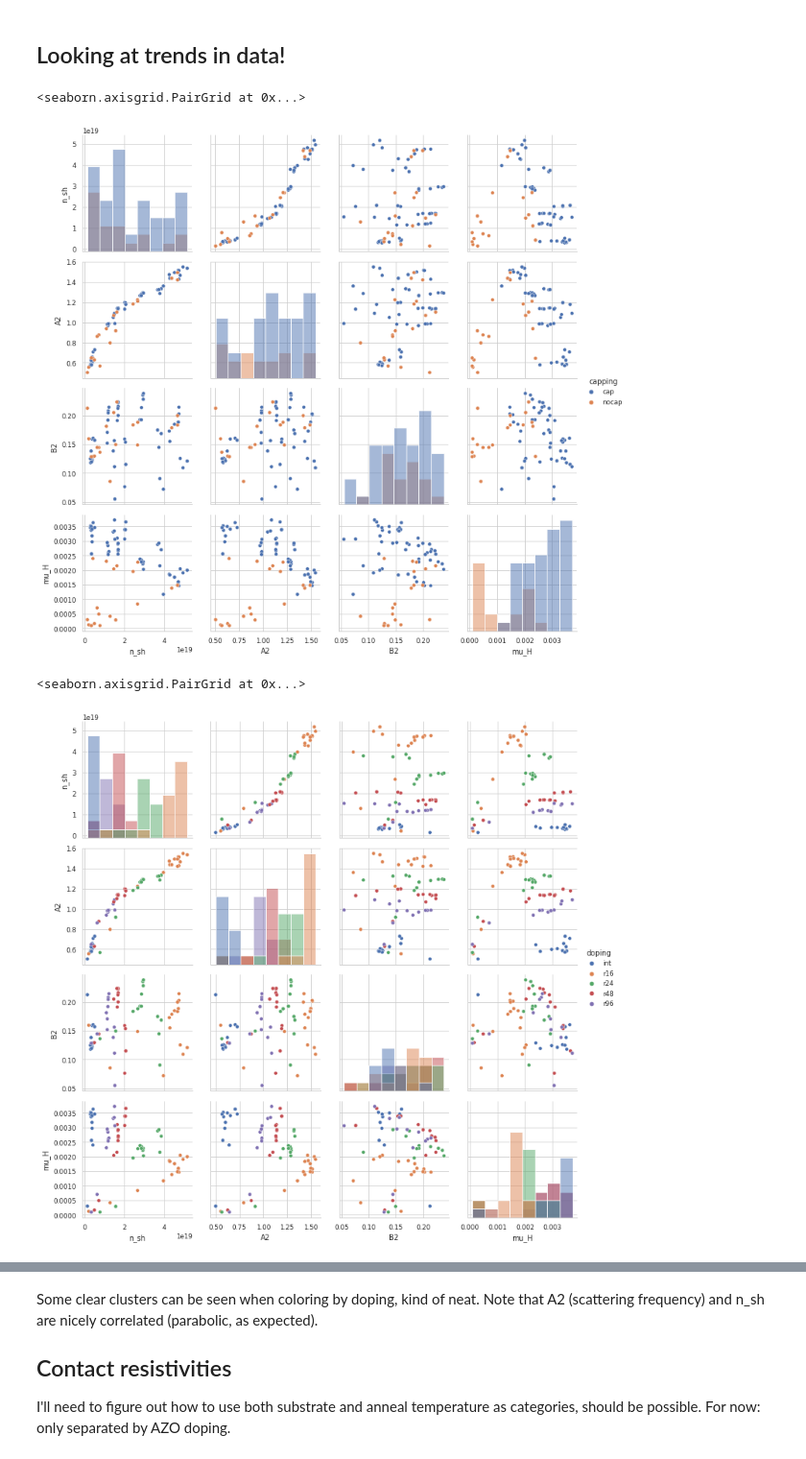
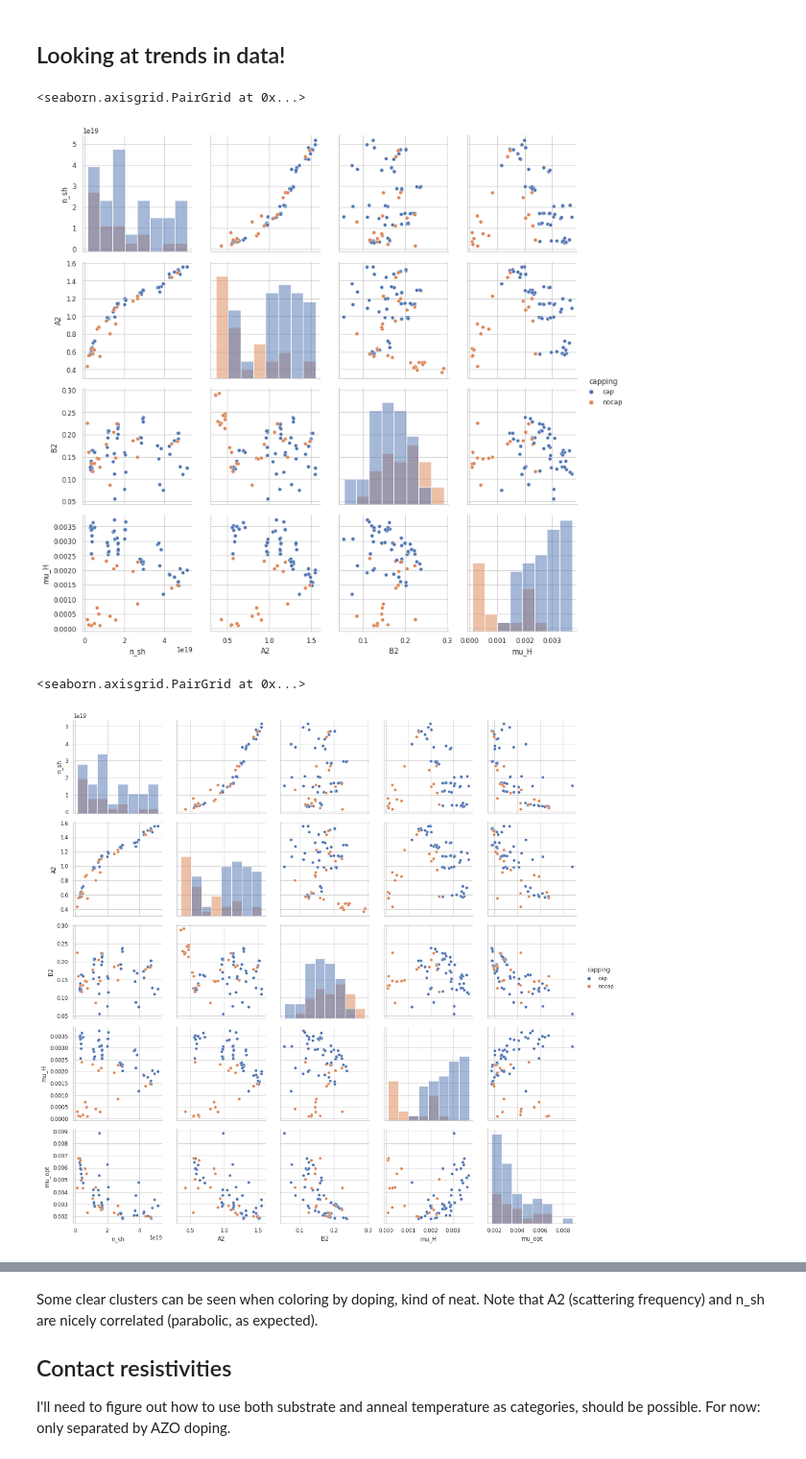
Before and after one commit to peltBartvan/msc-thesis, a Jupyter notebook: scripts/images.ipynb, the cells around one changed output, grey strips where cells are left out. Shown: that part at 96% size. Drawn from its saved outputs; the diff is of its cells as text; code cells hidden in the pictures.

```diff
--- a/scripts/images.ipynb
+++ b/scripts/images.ipynb
@@ -38,4 +45,2 @@ importing Jupyter notebook from SE_batch_data.ipynb
 # %% [markdown]
 ## Merge Hall and SE, these should behave similarly
-# %%
-df = param_df.merge(hall_df, on = ['doping','anneal', 'capping'])
@@ -94,12 +120,12 @@ g.map_diag(sns.histplot)
 g.add_legend()
 # %% [output]
 <seaborn.axisgrid.PairGrid at 0x...>
-[figure, old version]
+[figure, new version]
 # %%
-g = sns.PairGrid(df[['n_sh', 'A2', 'B2', 'mu_H','doping', 'capping', 'anneal']], hue = 'doping')
+g = sns.PairGrid(df[['n_sh', 'A2', 'B2', 'mu_H','doping', 'capping', 'anneal', 'mu_opt']], hue = 'capping')
 g.map_offdiag(sns.scatterplot)
 g.map_diag(sns.histplot)
 g.add_legend()
 # %% [output]
 <seaborn.axisgrid.PairGrid at 0x...>
-[figure, old version]
+[figure, new version]
```
Also changed, not shown: parts of 13 cells of this notebook, 7 other files.
